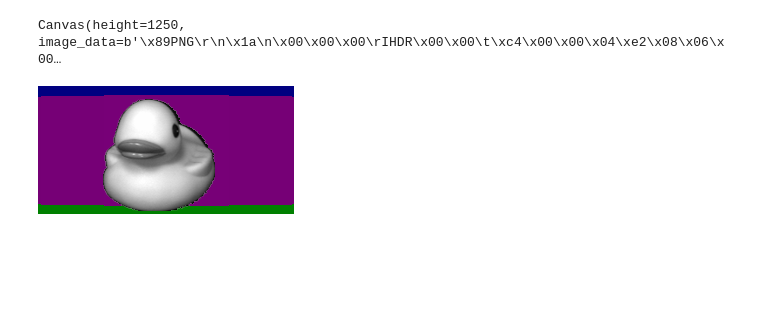
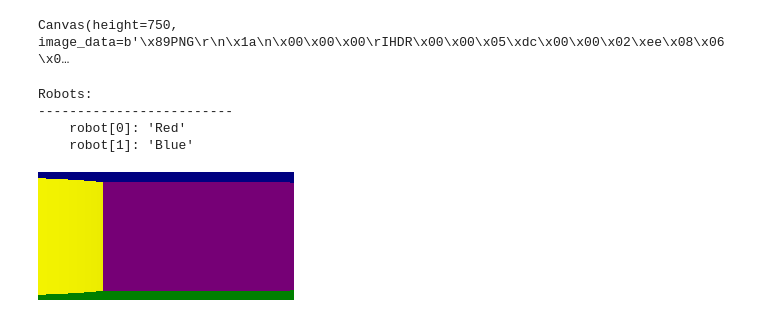
Before and after one commit to ArtificialIntelligenceToolkit/jyrobot, a Jupyter notebook: examples/JyrobotDuck.ipynb, the cells around one changed output. Saved outputs shown, nothing was run; the diff lists cells and outputs as text; code cells hidden in the pictures; blank space fills up the shorter version.

Commit message:
Update worlds with new acceleration data

```diff
--- a/examples/JyrobotDuck.ipynb
+++ b/examples/JyrobotDuck.ipynb
@@ -5,14 +5,14 @@ from IPython.display import clear_output, display
 # %%
-world = jyrobot.load("two-scribblers-no-walls")
+world = jyrobot.load("two-scribblers")
 # %%
 world.watch()
 #world.watch("panel")
 # %% [output]
-Canvas(height=1250, image_data=b'\x89PNG\r\n\x1a\n\x00\x00\x00\rIHDR\x00\x00\t\xc4\x00\x00\x04\xe2\x08\x06\x00…
+Canvas(height=750, image_data=b'\x89PNG\r\n\x1a\n\x00\x00\x00\rIHDR\x00\x00\x05\xdc\x00\x00\x02\xee\x08\x06\x0…
-# %%
-world.reset()
-world.robots[0].va = 0
-world.robots[0].vx = 2
-world.robots[0].x = 450
-world.robots[1].va = math.pi/10
-world.draw()
+# %%
+world.info()
+# %% [output]
+Robots:
+-------------------------
+    robot[0]: 'Red'
+    robot[1]: 'Blue'
@@ -19,14 +23,15 @@ world.draw()
 # %%
-def control(world):
-    pic = world.robots[0].cameras[0].takePicture()
-    clear_output(wait=True)
-    display(pic)
-    if world.robots[0].stalled:
-        world.robots[0].vx = -world.robots[0].vx
+def control(robot):
+    if robot.name == "Red":
+        pic = robot.cameras[0].takePicture()
+        clear_output(wait=True)
+        display(pic)
+    if robot.stalled:
+        robot.turn(1 - random.random() * 2)
+        robot.tvx = -robot.tvx
         #return True
 # %%
 %%time
-world.real_time = False
-world.run(control, show=True)
+world.run([control, control])
 # %% [output]
-[figure, old version]
+[figure, new version]
```
Also changed, not shown: parts of 3 cells of this notebook, 4 other files.
